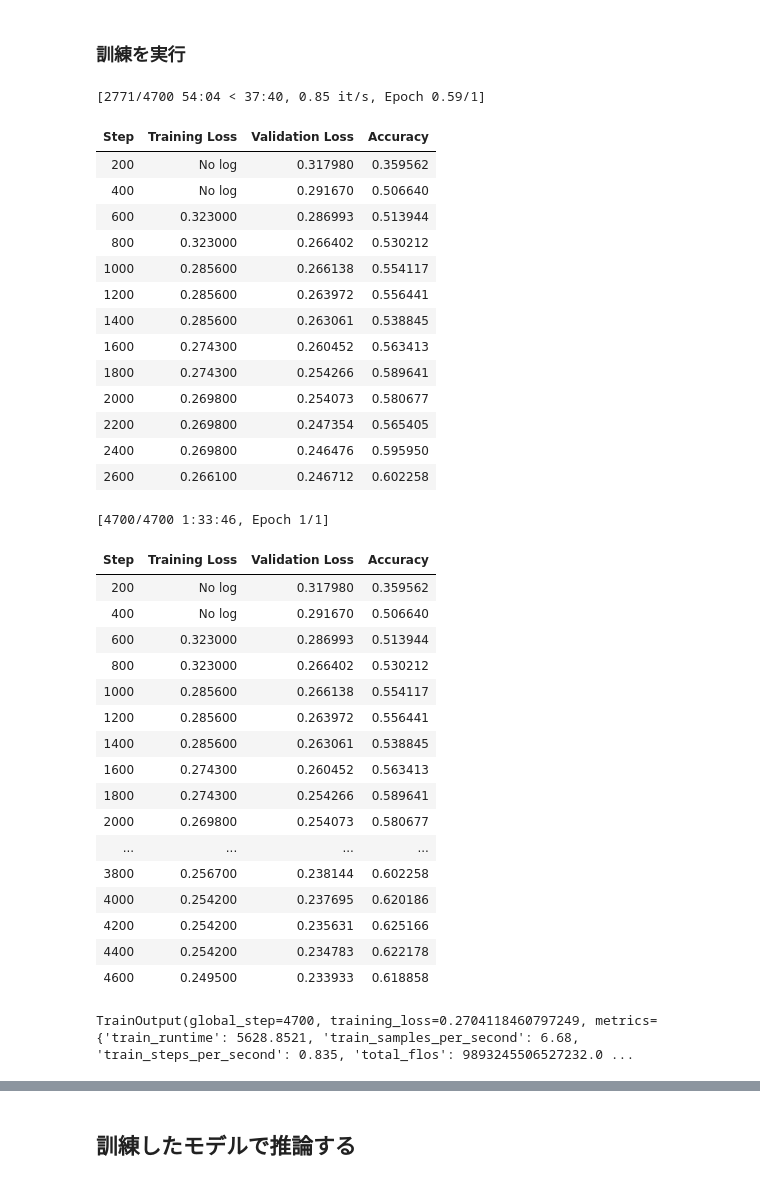
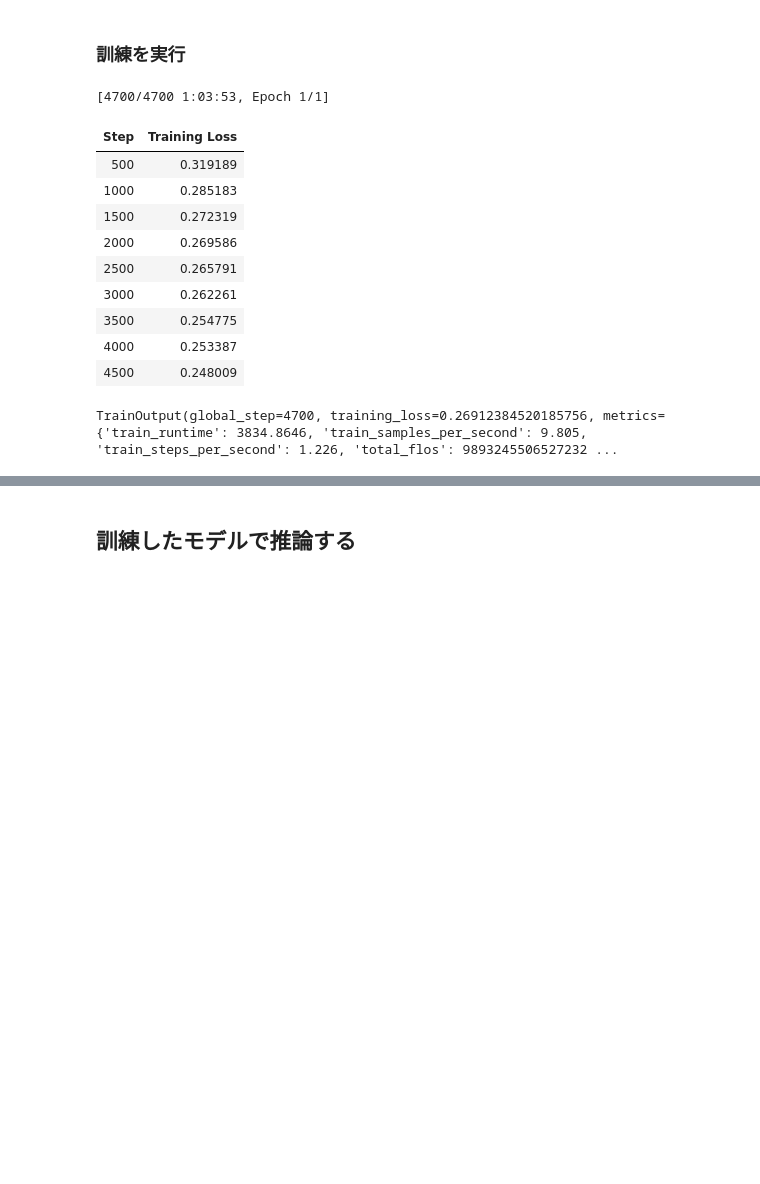
Before and after one commit to harada-yoshihiro/nlp-emotion-analysis, a Jupyter notebook: BERTモデルとWRIMEデータセットを用いた文章中の恋愛感情推定.ipynb, the cells around one changed output, grey strips where cells are left out. Drawn from its saved outputs; the diff is of its cells as text; code cells hidden in the pictures; blank space fills up the shorter version.

```diff
--- a/BERTモデルとWRIMEデータセットを用いた文章中の恋愛感情推定.ipynb
+++ b/BERTモデルとWRIMEデータセットを用いた文章中の恋愛感情推定.ipynb
@@ -291,59 +371,34 @@ def compute_metrics(eval_pred):
 # %%
 from transformers import TrainingArguments, Trainer
 
 training_args = TrainingArguments(
     output_dir="test_trainer",
     per_device_train_batch_size=8,
     num_train_epochs=1,
-    eval_strategy="steps",
-    eval_steps=200,
     report_to=[],
 )
 
 trainer = Trainer(
     model=model,
     args=training_args,
     train_dataset=train_tokenized_dataset,
     eval_dataset=test_tokenized_dataset,
-    compute_metrics=compute_metrics,
 )
 
 trainer.train()
 # %% [output]
-[2771/4700 54:04 < 37:40, 0.85 it/s, Epoch 0.59/1]
+[4700/4700 1:03:53, Epoch 1/1]
-| Step | Training Loss | Validation Loss | Accuracy |
-| 200 | No log | 0.317980 | 0.359562 |
-| 400 | No log | 0.291670 | 0.506640 |
-| 600 | 0.323000 | 0.286993 | 0.513944 |
-| 800 | 0.323000 | 0.266402 | 0.530212 |
-| 1000 | 0.285600 | 0.266138 | 0.554117 |
-| 1200 | 0.285600 | 0.263972 | 0.556441 |
-| 1400 | 0.285600 | 0.263061 | 0.538845 |
-| 1600 | 0.274300 | 0.260452 | 0.563413 |
-| 1800 | 0.274300 | 0.254266 | 0.589641 |
-| 2000 | 0.269800 | 0.254073 | 0.580677 |
-| 2200 | 0.269800 | 0.247354 | 0.565405 |
-| 2400 | 0.269800 | 0.246476 | 0.595950 |
-| 2600 | 0.266100 | 0.246712 | 0.602258 |
+| Step | Training Loss |
+| 500 | 0.319189 |
+| 1000 | 0.285183 |
+| 1500 | 0.272319 |
+| 2000 | 0.269586 |
+| 2500 | 0.265791 |
+| 3000 | 0.262261 |
+| 3500 | 0.254775 |
+| 4000 | 0.253387 |
+| 4500 | 0.248009 |
-[4700/4700 1:33:46, Epoch 1/1]
+TrainOutput(global_step=4700, training_loss=0.26912384520185756, metrics={'train_runtime': 3834.8646, 'train_samples_per_second': 9.805, 'train_steps_per_second': 1.226, 'total_flos': 9893245506527232 ...
-| Step | Training Loss | Validation Loss | Accuracy |
-| 200 | No log | 0.317980 | 0.359562 |
-| 400 | No log | 0.291670 | 0.506640 |
-| 600 | 0.323000 | 0.286993 | 0.513944 |
-| 800 | 0.323000 | 0.266402 | 0.530212 |
-| 1000 | 0.285600 | 0.266138 | 0.554117 |
-| 1200 | 0.285600 | 0.263972 | 0.556441 |
-| 1400 | 0.285600 | 0.263061 | 0.538845 |
-| 1600 | 0.274300 | 0.260452 | 0.563413 |
-| 1800 | 0.274300 | 0.254266 | 0.589641 |
-| 2000 | 0.269800 | 0.254073 | 0.580677 |
-| ... | ... | ... | ... |
-| 3800 | 0.256700 | 0.238144 | 0.602258 |
-| 4000 | 0.254200 | 0.237695 | 0.620186 |
-| 4200 | 0.254200 | 0.235631 | 0.625166 |
-| 4400 | 0.254200 | 0.234783 | 0.622178 |
-| 4600 | 0.249500 | 0.233933 | 0.618858 |
-TrainOutput(global_step=4700, training_loss=0.2704118460797249, metrics={'train_runtime': 5628.8521, 'train_samples_per_second': 6.68, 'train_steps_per_second': 0.835, 'total_flos': 9893245506527232.0 ...
 # %%
 model.save_pretrained("my_model")
 tokenizer.save_pretrained("my_model")
```
Also changed, not shown: parts of 35 cells of this notebook.
